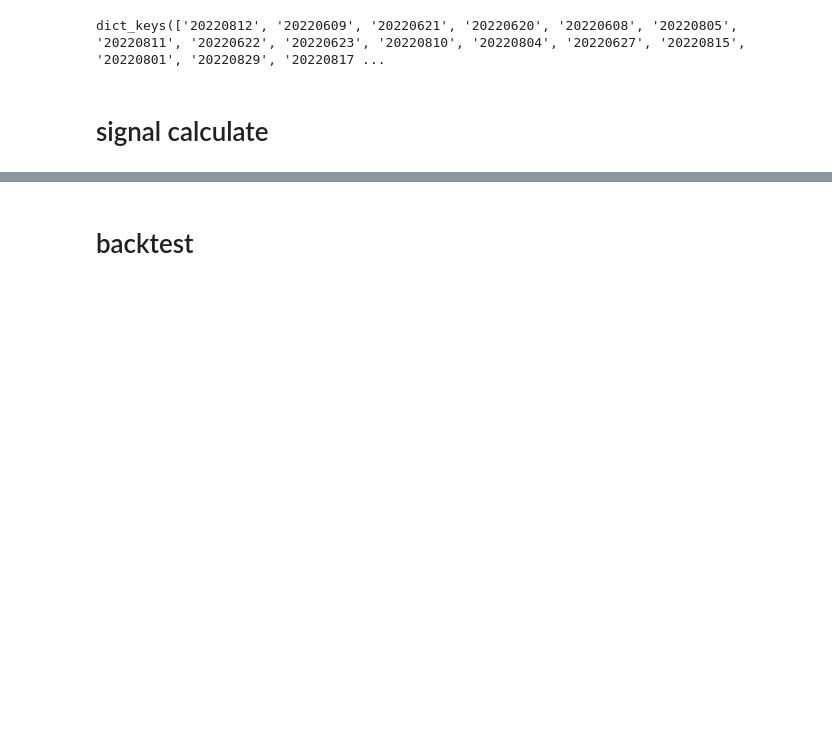
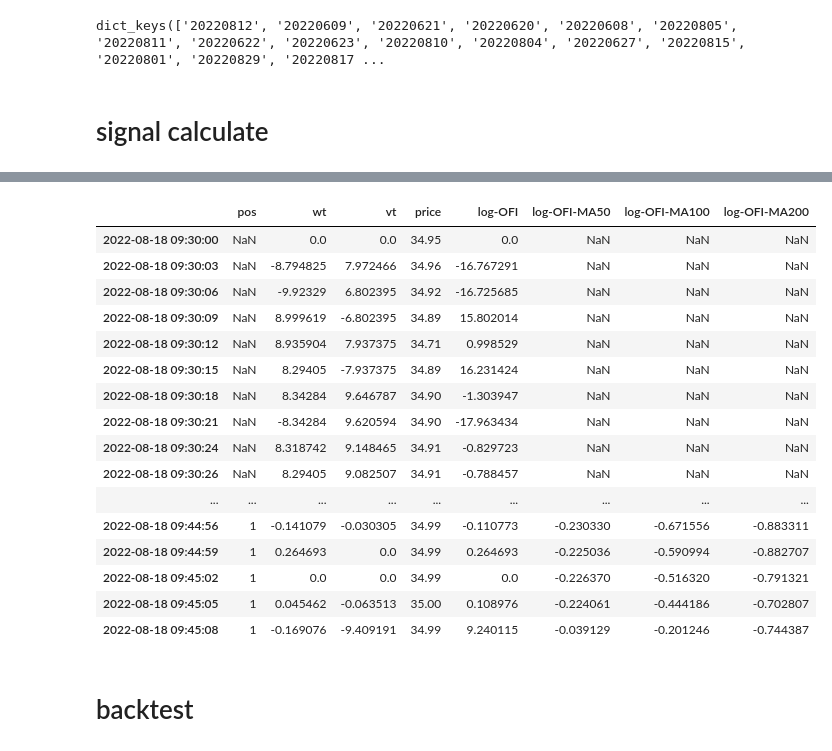
Before and after one commit to PXY11/trading-optimize, a Jupyter notebook: backtest.ipynb, the cells around one changed output, grey strips where cells are left out. Cells and saved outputs as stored; diff of their text form; code cells hidden in the pictures; blank space fills up the shorter version.

```diff
--- a/backtest.ipynb
+++ b/backtest.ipynb
@@ -136,24 +252,20 @@ f'{date_formatted} 09:30:00'
 # %%
-# df_stk_indicator.loc[f'{date_formatted} 09:30:00':f'{date_formatted} 14:55:00']
+df_signal = df_signal.loc[f'{start_date_formatted} 09:30:00':f'{end_date_formatted} 14:55:00']
+# df_stk = df_stk.loc[f'{start_date_formatted} 09:30:00':f'{end_date_formatted} 14:55:00']
 # %%
-df_signal = df_stk_indicator.loc[f'{date_formatted} 09:30:00':f'{date_formatted} 14:55:00']
-df_stk = df_stk.loc[f'{date_formatted} 09:30:00':f'{date_formatted} 14:55:00']
-
-df_position = pd.DataFrame(data=[],columns=['pos'])
-sigma = df_stk_indicator.loc[f'{date_formatted} 09:30:00':f'{date_formatted} 14:55:00']['log-OFI'].apply(float).describe()['std']
-mean = df_stk_indicator.loc[f'{date_formatted} 09:30:00':f'{date_formatted} 14:55:00']['log-OFI'].apply(float).describe()['mean']
-# short_threshold = mean + 2*sigma
-# long_threshold = mean - 2*sigma
-short_threshold = 10
-long_threshold = -10
-for index,row in df_signal.iterrows():
-    if row['log-OFI'] > short_threshold:
-        df_position.loc[index,'pos'] = 1
-    elif row['log-OFI'] < long_threshold:
-        df_position.loc[index,'pos'] = -1
-    else:
-        df_position.loc[index,'pos'] = 0
-    df_position.loc[index,'price'] = row['price']
-df_position['log-OFI'] = df_signal['log-OFI']
-# df_position['price'] = df_stk['last_px']
-df_position.head(20)
+# df_position = pd.DataFrame(data=[],columns=['pos'])
+# # sigma = df_signal.loc[f'{start_date_formatted} 09:30:00':f'{end_date_formatted} 14:55:00']['log-OFI'].apply(float).describe()['std']
+# # mean = df_signal.loc[f'{start_date_formatted} 09:30:00':f'{end_date_formatted} 14:55:00']['log-OFI'].apply(float).describe()['mean']
+# # short_threshold = mean + 2*sigma
+# # long_threshold = mean - 2*sigma
+# short_threshold = 10
+# long_threshold = -10
+# for index,row in df_signal.iterrows():
+#     indicator = row['log-OFI-MA100']
+#     if row['log-OFI'] > short_threshold:
+#         df_position.loc[index,'pos'] = 1
+#     elif row['log-OFI'] < long_threshold:
+#         df_position.loc[index,'pos'] = -1
+#     else:
+#         df_position.loc[index,'pos'] = 0
+#     df_position.loc[index,'price'] = row['price']
@@ -177,0 +438,20 @@ df_position.head(20)
+# %%
+df_position.head(300)
+# %% [output]
+|  | pos | wt | vt | price | log-OFI | log-OFI-MA50 | log-OFI-MA100 | log-OFI-MA200 |
+| 2022-08-18 09:30:00 | NaN | 0.0 | 0.0 | 34.95 | 0.0 | NaN | NaN | NaN |
+| 2022-08-18 09:30:03 | NaN | -8.794825 | 7.972466 | 34.96 | -16.767291 | NaN | NaN | NaN |
+| 2022-08-18 09:30:06 | NaN | -9.92329 | 6.802395 | 34.92 | -16.725685 | NaN | NaN | NaN |
+| 2022-08-18 09:30:09 | NaN | 8.999619 | -6.802395 | 34.89 | 15.802014 | NaN | NaN | NaN |
+| 2022-08-18 09:30:12 | NaN | 8.935904 | 7.937375 | 34.71 | 0.998529 | NaN | NaN | NaN |
+| 2022-08-18 09:30:15 | NaN | 8.29405 | -7.937375 | 34.89 | 16.231424 | NaN | NaN | NaN |
+| 2022-08-18 09:30:18 | NaN | 8.34284 | 9.646787 | 34.90 | -1.303947 | NaN | NaN | NaN |
+| 2022-08-18 09:30:21 | NaN | -8.34284 | 9.620594 | 34.90 | -17.963434 | NaN | NaN | NaN |
+| 2022-08-18 09:30:24 | NaN | 8.318742 | 9.148465 | 34.91 | -0.829723 | NaN | NaN | NaN |
+| 2022-08-18 09:30:26 | NaN | 8.29405 | 9.082507 | 34.91 | -0.788457 | NaN | NaN | NaN |
+| ... | ... | ... | ... | ... | ... | ... | ... | ... |
+| 2022-08-18 09:44:56 | 1 | -0.141079 | -0.030305 | 34.99 | -0.110773 | -0.230330 | -0.671556 | -0.883311 |
+| 2022-08-18 09:44:59 | 1 | 0.264693 | 0.0 | 34.99 | 0.264693 | -0.225036 | -0.590994 | -0.882707 |
+| 2022-08-18 09:45:02 | 1 | 0.0 | 0.0 | 34.99 | 0.0 | -0.226370 | -0.516320 | -0.791321 |
+| 2022-08-18 09:45:05 | 1 | 0.045462 | -0.063513 | 35.00 | 0.108976 | -0.224061 | -0.444186 | -0.702807 |
+| 2022-08-18 09:45:08 | 1 | -0.169076 | -9.409191 | 34.99 | 9.240115 | -0.039129 | -0.201246 | -0.744387 |
```
Also changed, not shown: parts of 37 cells of this notebook.
